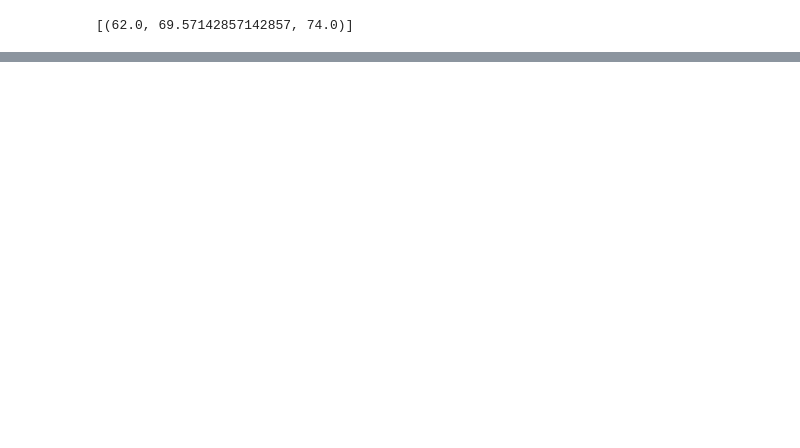
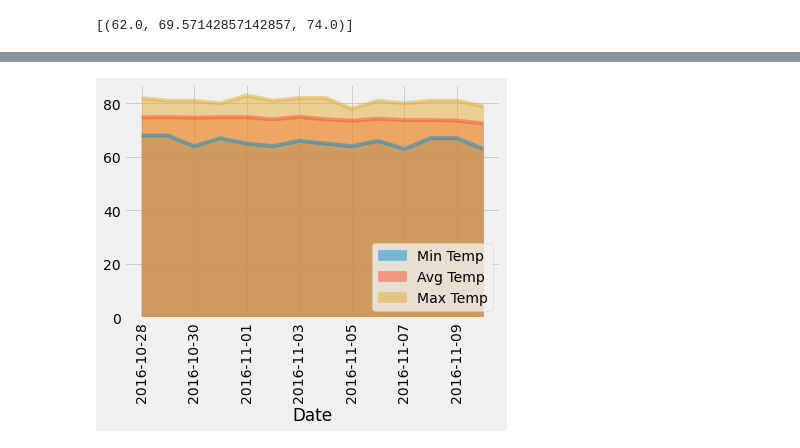
Before and after one commit to NZeinali/NZeinali-sqlalchemy_challenge, a Jupyter notebook: climate_starter.ipynb, the cells around one changed output, grey strips where cells are left out. Saved outputs shown, nothing was run; the diff lists cells and outputs as text; code cells hidden in the pictures; blank space fills up the shorter version.

```diff
--- a/climate_starter.ipynb
+++ b/climate_starter.ipynb
@@ -194,3 +261,12 @@ calc_temps(trip_start_date , trip_end_date)
 # %%
 # Calculate the total amount of rainfall per weather station for your trip dates using the previous year's matching dates.
 # Sort this in descending order by precipitation amount and list the station, name, latitude, longitude, and elevation
+sel = [Measurement.station, func.sum(Measurement.prcp), Station.name, Station.latitude, Station.longitude, Station.elevation]
+
+rainfall = session.query(*sel).group_by(Measurement.station).filter(Measurement.station == Station.station).\
+    filter(Measurement.date>=trip_start_date).filter(Measurement.date<=trip_end_date).\
+        order_by(func.sum(Measurement.prcp).desc()).all()
+
+rainfall_df = pd.DataFrame(rainfall, columns=("Stn", "Precipitation amount", "Stn Name",\
+     "Stn Latitude", "Stn Longitude", "Stn Elevation"))
+rainfall_df
@@ -216,11 +303,23 @@ daily_normals("01-01")
 # %%
 # calculate the daily normals for your trip
 # push each tuple of calculations into a list called `normals`
+normals = []
+trip_period=[]
 
 # Set the start and end date of the trip
+trip_start_date = "2016-10-28"
+trip_end_date = "2016-11-10"
 
 # Use the start and end date to create a range of dates
+trip_date_range = pd.date_range(trip_start_date, trip_end_date)
 
 # Stip off the year and save a list of %m-%d strings
+for day in range(len(trip_date_range)):
+    trip_period.append(trip_date_range[day].date().strftime("%m-%d"))
+
 
 # Loop through the list of %m-%d strings and calculate the normals for each date
+for date in trip_period:
+    normals.append(daily_normals(date)[0])
+
+normals
@@ -227,2 +341,7 @@ daily_normals("01-01")
 # %%
 # Load the previous query results into a Pandas DataFrame and add the `trip_dates` range as the `date` index
+# trip_dates = pd.Series(trip_date_range)
+trip_df = pd.DataFrame(np.array(normals), columns=("Min Temp", "Avg Temp", "Max Temp"))
+trip_df.index = trip_date_range.strftime("%Y-%m-%d") # Converting datetime to string
+trip_df.index.rename("Date", inplace=True)
+trip_df
@@ -229,2 +365,8 @@ daily_normals("01-01")
 # %%
 # Plot the daily normals as an area plot with `stacked=False`
+trip_df.plot.area(stacked=False)
+plt.xticks(rotation=90)
+plt.legend(loc="lower right")
+plt.show()
+# %% [output]
+[figure, added]
```
Also changed, not shown: parts of 18 cells of this notebook.
